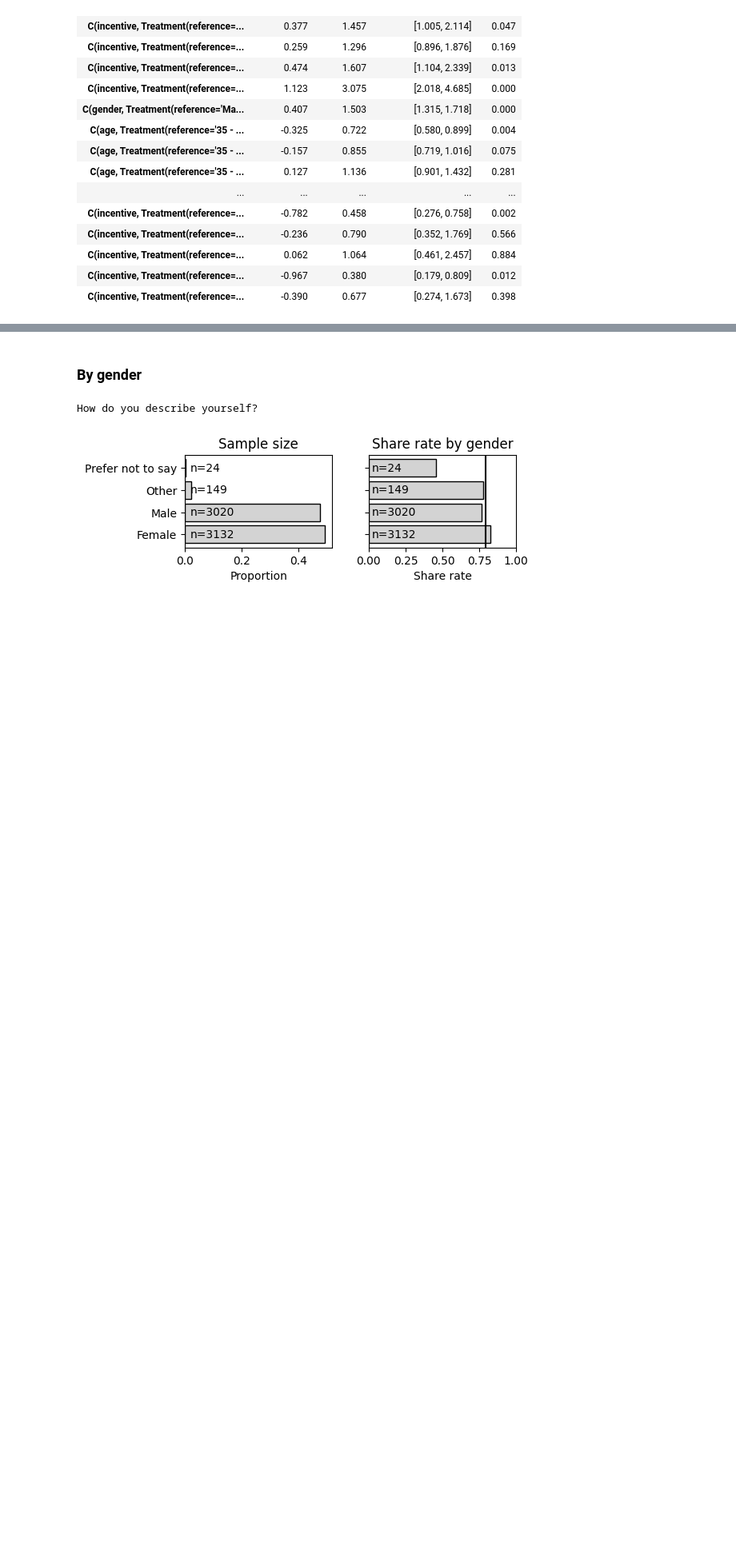
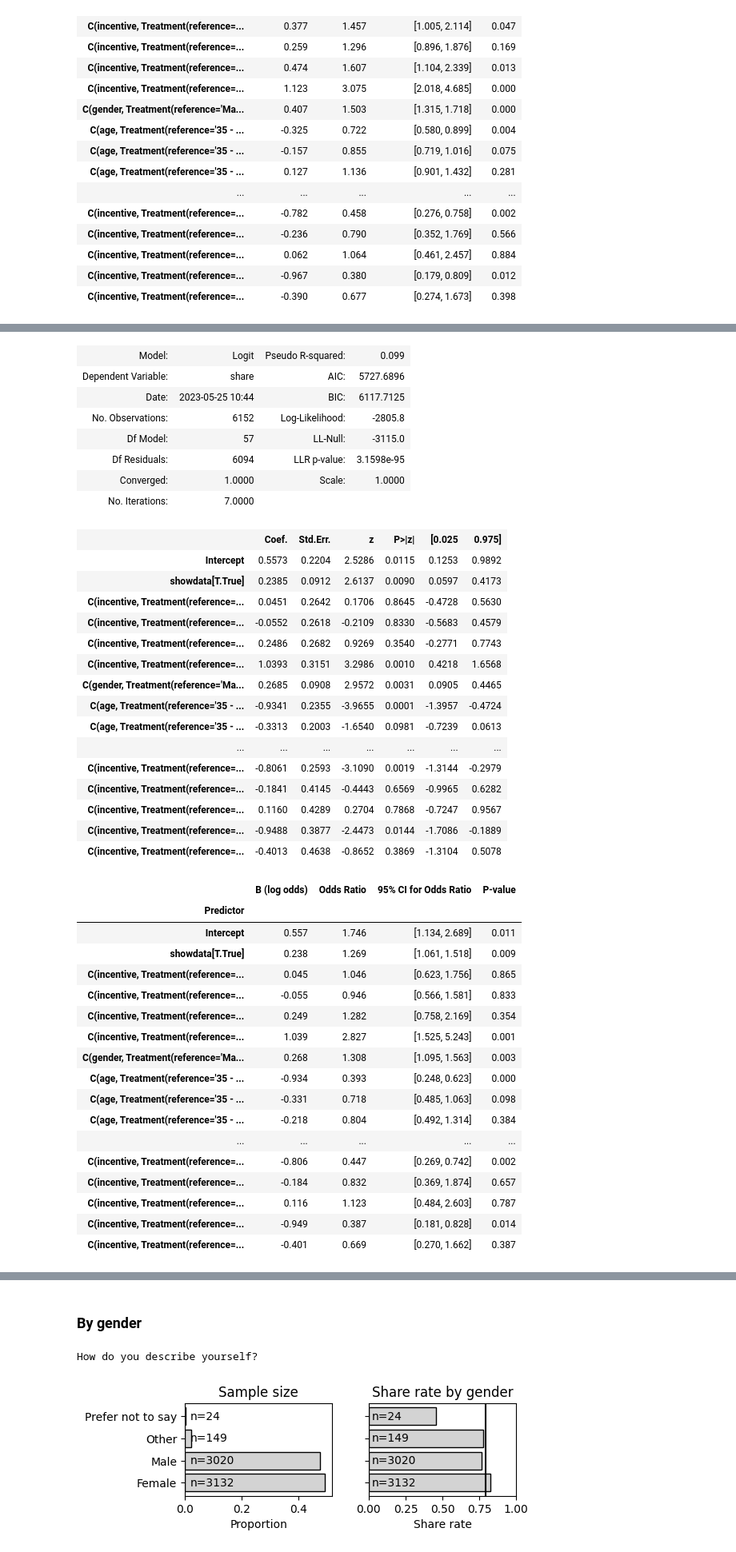
Before and after one commit to aberke/amazon-study, a Jupyter notebook: data-analysis/survey-data.ipynb, the cells around one changed output, grey strips where cells are left out. Shown at 80% size. Drawn from its saved outputs; the diff is of its cells as text; code cells hidden in the pictures; blank space fills up the shorter version.

Commit message:
demos with interactions in model

```diff
--- a/data-analysis/survey-data.ipynb
+++ b/data-analysis/survey-data.ipynb
@@ -826,0 +831,15 @@ Optimization terminated successfully.
+# %%
+formula = "share ~ showdata + C(incentive, Treatment(reference='control'))"
+formula += " + C(gender, Treatment(reference='Male'))*showdata"
+formula += " + C(age, Treatment(reference='35 - 44 years'))*C(incentive, Treatment(reference='control'))"
+# median household income ~$70k, use that group as reference
+formula += " + C(income, Treatment(reference='\$50,000 - \$74,999'))"
+formula += " + C(edu) + C(race, Treatment(reference='White or Caucasian'))"
+formula += " + C(incentive, Treatment(reference='control'))*C(frequency)" # purchase frequency only adds information with interaction effect
+formula += " + C(for_research)"
+print('formula:')
+print(formula)
+model = smf.logit(formula=formula, data=mdf).fit()
+display(model.summary2())
+display(get_predictors_table(model))
+# %% [output]
@@ -826,0 +851,42 @@ Optimization terminated successfully.
+| Model: | Logit | Pseudo R-squared: | 0.099 |
+| Dependent Variable: | share | AIC: | 5727.6896 |
+| Date: | 2023-05-25 10:44 | BIC: | 6117.7125 |
+| No. Observations: | 6152 | Log-Likelihood: | -2805.8 |
+| Df Model: | 57 | LL-Null: | -3115.0 |
+| Df Residuals: | 6094 | LLR p-value: | 3.1598e-95 |
+| Converged: | 1.0000 | Scale: | 1.0000 |
+| No. Iterations: | 7.0000 |  |  |
+|  | Coef. | Std.Err. | z | P>|z| | [0.025 | 0.975] |
+| Intercept | 0.5573 | 0.2204 | 2.5286 | 0.0115 | 0.1253 | 0.9892 |
+| showdata[T.True] | 0.2385 | 0.0912 | 2.6137 | 0.0090 | 0.0597 | 0.4173 |
+| C(incentive, Treatment(reference=... | 0.0451 | 0.2642 | 0.1706 | 0.8645 | -0.4728 | 0.5630 |
+| C(incentive, Treatment(reference=... | -0.0552 | 0.2618 | -0.2109 | 0.8330 | -0.5683 | 0.4579 |
+| C(incentive, Treatment(reference=... | 0.2486 | 0.2682 | 0.9269 | 0.3540 | -0.2771 | 0.7743 |
+| C(incentive, Treatment(reference=... | 1.0393 | 0.3151 | 3.2986 | 0.0010 | 0.4218 | 1.6568 |
+| C(gender, Treatment(reference='Ma... | 0.2685 | 0.0908 | 2.9572 | 0.0031 | 0.0905 | 0.4465 |
+| C(age, Treatment(reference='35 - ... | -0.9341 | 0.2355 | -3.9655 | 0.0001 | -1.3957 | -0.4724 |
+| C(age, Treatment(reference='35 - ... | -0.3313 | 0.2003 | -1.6540 | 0.0981 | -0.7239 | 0.0613 |
+| ... | ... | ... | ... | ... | ... | ... |
+| C(incentive, Treatment(reference=... | -0.8061 | 0.2593 | -3.1090 | 0.0019 | -1.3144 | -0.2979 |
+| C(incentive, Treatment(reference=... | -0.1841 | 0.4145 | -0.4443 | 0.6569 | -0.9965 | 0.6282 |
+| C(incentive, Treatment(reference=... | 0.1160 | 0.4289 | 0.2704 | 0.7868 | -0.7247 | 0.9567 |
+| C(incentive, Treatment(reference=... | -0.9488 | 0.3877 | -2.4473 | 0.0144 | -1.7086 | -0.1889 |
+| C(incentive, Treatment(reference=... | -0.4013 | 0.4638 | -0.8652 | 0.3869 | -1.3104 | 0.5078 |
+|  | B (log odds) | Odds Ratio | 95% CI for Odds Ratio | P-value |
+| Predictor |  |  |  |  |
+| Intercept | 0.557 | 1.746 | [1.134, 2.689] | 0.011 |
+| showdata[T.True] | 0.238 | 1.269 | [1.061, 1.518] | 0.009 |
+| C(incentive, Treatment(reference=... | 0.045 | 1.046 | [0.623, 1.756] | 0.865 |
+| C(incentive, Treatment(reference=... | -0.055 | 0.946 | [0.566, 1.581] | 0.833 |
+| C(incentive, Treatment(reference=... | 0.249 | 1.282 | [0.758, 2.169] | 0.354 |
+| C(incentive, Treatment(reference=... | 1.039 | 2.827 | [1.525, 5.243] | 0.001 |
+| C(gender, Treatment(reference='Ma... | 0.268 | 1.308 | [1.095, 1.563] | 0.003 |
+| C(age, Treatment(reference='35 - ... | -0.934 | 0.393 | [0.248, 0.623] | 0.000 |
+| C(age, Treatment(reference='35 - ... | -0.331 | 0.718 | [0.485, 1.063] | 0.098 |
+| C(age, Treatment(reference='35 - ... | -0.218 | 0.804 | [0.492, 1.314] | 0.384 |
+| ... | ... | ... | ... | ... |
+| C(incentive, Treatment(reference=... | -0.806 | 0.447 | [0.269, 0.742] | 0.002 |
+| C(incentive, Treatment(reference=... | -0.184 | 0.832 | [0.369, 1.874] | 0.657 |
+| C(incentive, Treatment(reference=... | 0.116 | 1.123 | [0.484, 2.603] | 0.787 |
+| C(incentive, Treatment(reference=... | -0.949 | 0.387 | [0.181, 0.828] | 0.014 |
+| C(incentive, Treatment(reference=... | -0.401 | 0.669 | [0.270, 1.662] | 0.387 |
```
Also changed, not shown: parts of 58 cells of this notebook.
